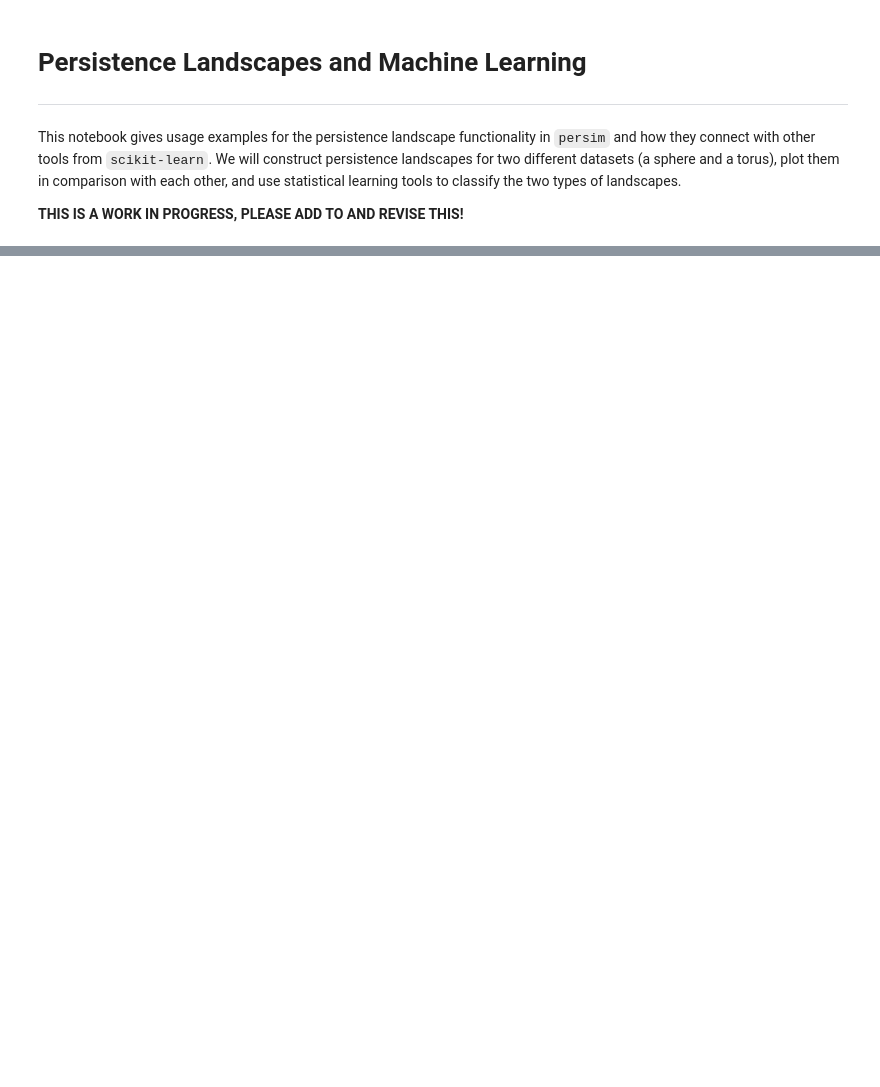
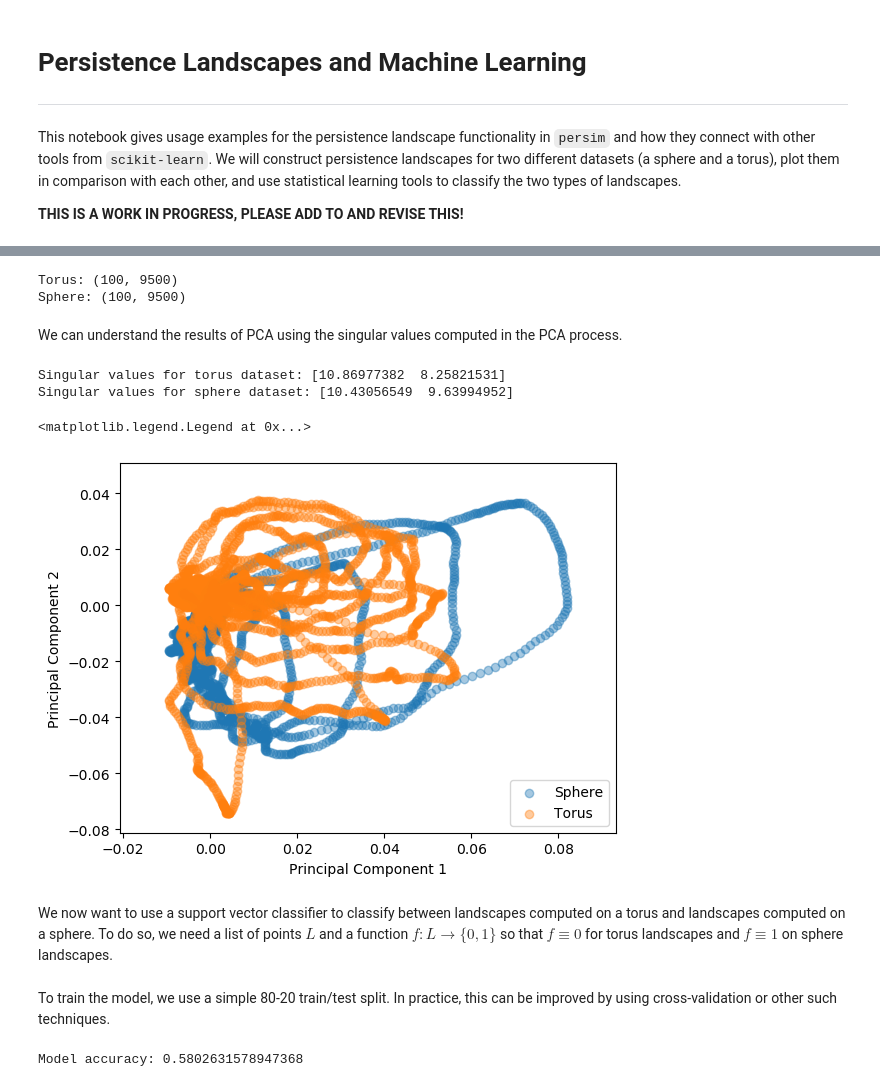
Before and after one commit to scikit-tda/persim, a Jupyter notebook: docs/notebooks/Persistence Landscapes and Machine Learning.ipynb, the cells around one changed output, grey strips where cells are left out. Saved outputs shown, nothing was run; the diff lists cells and outputs as text; code cells hidden in the pictures; blank space fills up the shorter version.

```diff
--- a/docs/notebooks/Persistence Landscapes and Machine Learning.ipynb
+++ b/docs/notebooks/Persistence Landscapes and Machine Learning.ipynb
@@ -157,0 +116,61 @@ print(pca_torus)
+# %%
+# Find maximal length
+u = np.max([len(a) for a in landscapes_torus])
+v = np.max([len(a) for a in landscapes_sphere])
+
+w = np.max([u,v])
+
+# Instantiate zero-padded arrays
+ls_torus = np.zeros((100, w))
+ls_sphere = np.zeros((100, w))
+
+# Populate arrays
+for i in range(len(landscapes_torus)):
+    ls_torus[i, 0:len(landscapes_torus[i])] = landscapes_torus[i]
+    ls_sphere[i, 0:len(landscapes_sphere[i])] = landscapes_sphere[i]
+
+
+print('Torus:', ls_torus.shape)
+print('Sphere:', ls_sphere.shape)
+# %% [output]
+Torus: (100, 9500)
+Sphere: (100, 9500)
+# %%
+# Instantiate PCA solver
+pca_torus = PCA(n_components=2)
+
+# Compute PCA
+pca_torus.fit_transform(ls_torus)
+
+# Define components
+comp_torus = pca_torus.components_
+
+# Instantiate PCA solver
+pca_sphere = PCA(n_components=2)
+
+# Compute PCA
+pca_sphere.fit_transform(ls_sphere)
+
+# Define components
+comp_sphere = pca_sphere.components_
+# %% [markdown]
+We can understand the results of PCA using the singular values computed in the PCA process.
+# %%
+print('Singular values for torus dataset:', pca_torus.singular_values_)
+print('Singular values for sphere dataset:', pca_sphere.singular_values_)
+# %% [output]
+Singular values for torus dataset: [10.86977382  8.25821531]
+Singular values for sphere dataset: [10.43056549  9.63994952]
+# %%
+# Plot projection of data onto the first two principal components
+plt.figure()
+plt.scatter(comp_sphere[0], comp_sphere[1], label='Sphere', alpha=0.4)
+plt.scatter(comp_torus[0], comp_torus[1], label='Torus', alpha=0.4)
+plt.xlabel('Principal Component 1')
+plt.ylabel('Principal Component 2')
+plt.legend()
+# %% [output]
+<matplotlib.legend.Legend at 0x...>
+[figure, added]
+# %% [markdown]
+We now want to use a support vector classifier to classify between landscapes computed on a torus and landscapes computed on a sphere. To do so, we need a list of points $L$ and a function $f: L \to \{0, 1\}$ so that $f \equiv 0$ for torus landscapes and $f \equiv 1$ on sphere landscapes.
@@ -157,0 +199,16 @@ print(pca_torus)
+# %% [markdown]
+To train the model, we use a simple 80-20 train/test split. In practice, this can be improved by using cross-validation or other such techniques.
+# %%
+# Split points and indicator arrays
+P_train, P_test, c_train, c_test = train_test_split(pts, chi, train_size=.8)
+
+# Instantiate support vector classifier
+clf = svm.SVC()
+
+# Fit model
+clf.fit(P_train, c_train)
+
+# Evaluate model performance using accuracy between ground truth data and predicted data
+print(f'Model accuracy: {metrics.accuracy_score(c_test, clf.predict(P_test))}')
+# %% [output]
+Model accuracy: 0.5802631578947368
```
Also changed, not shown: parts of 31 cells of this notebook.
